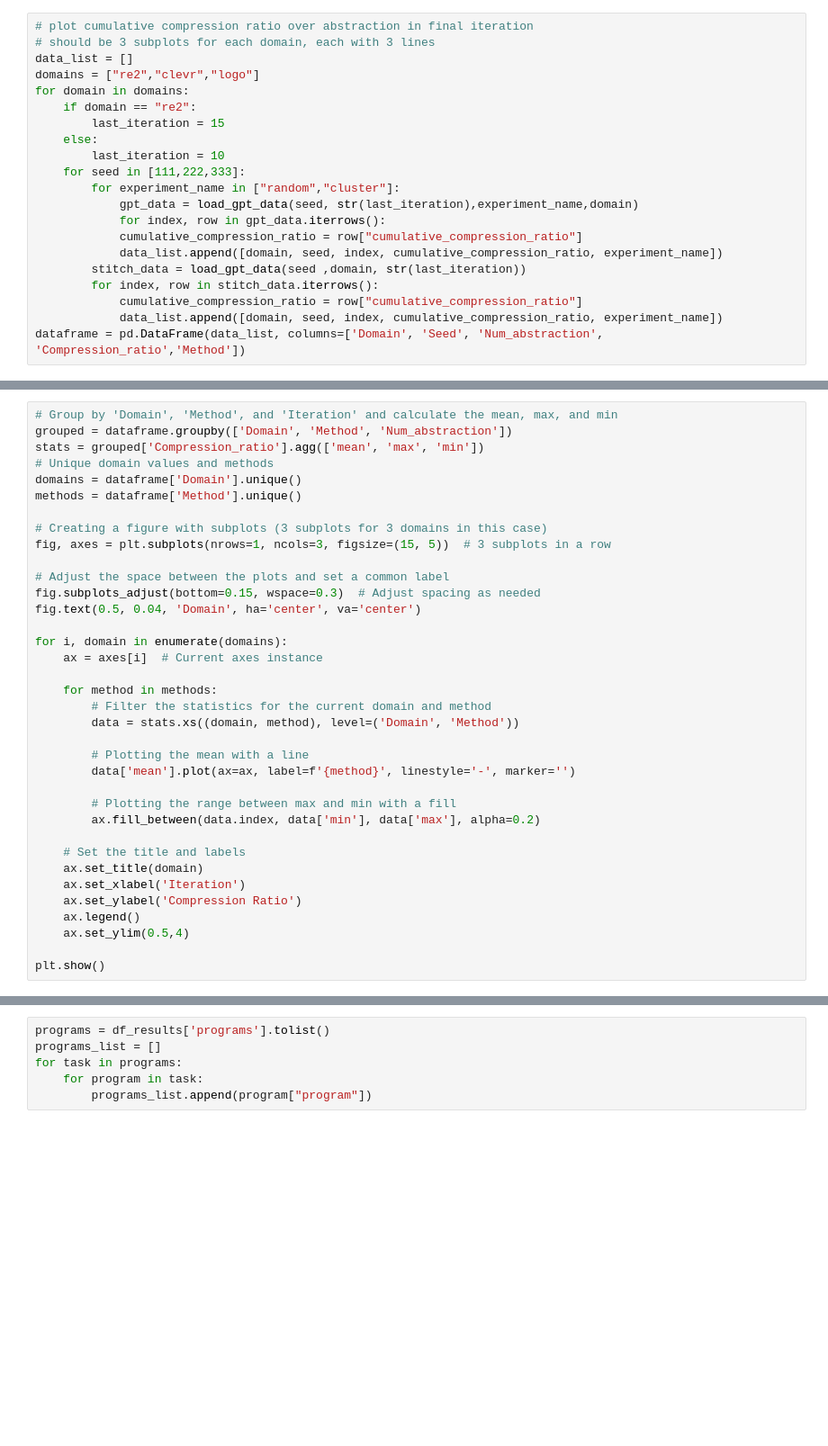
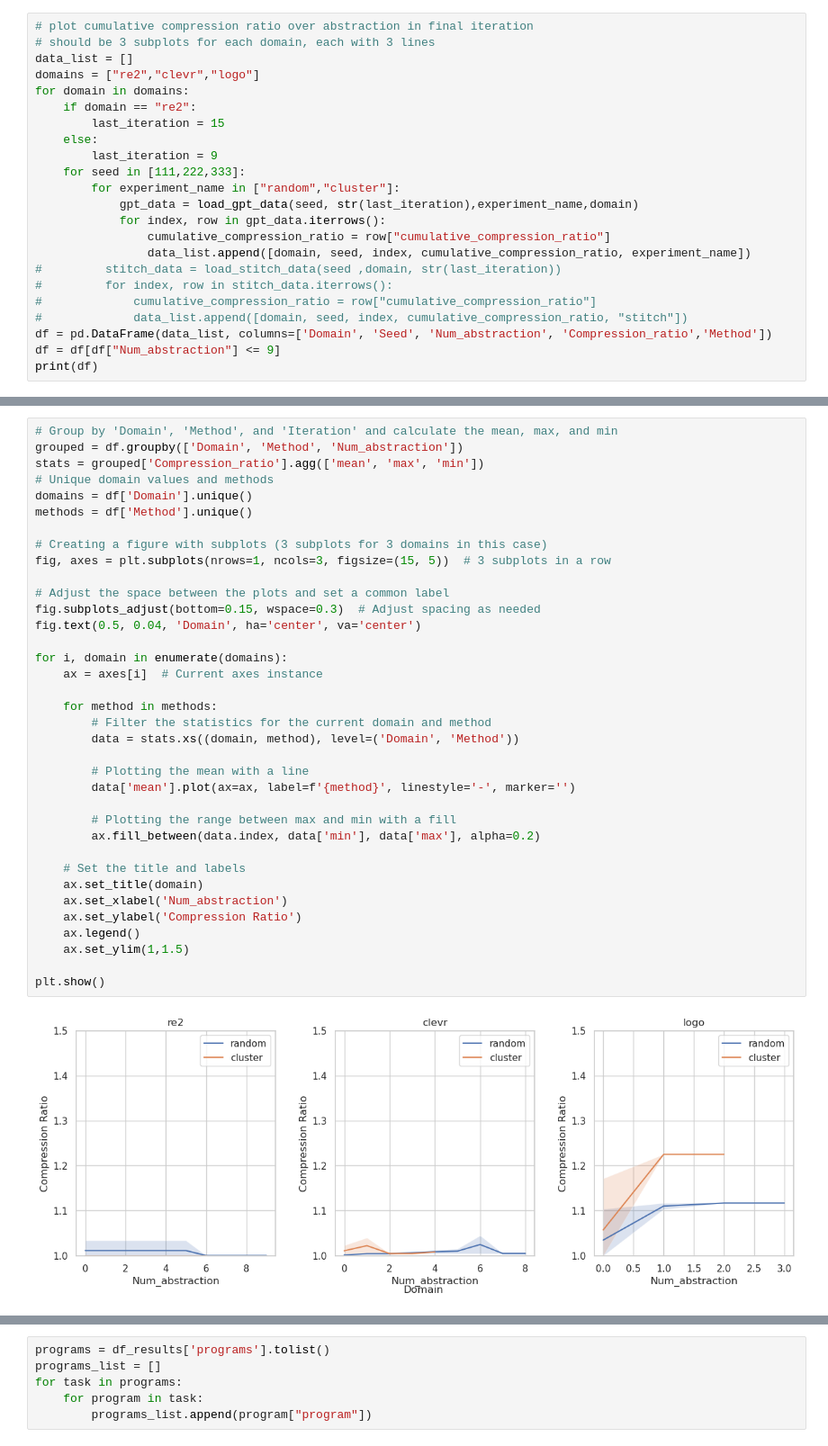
Before and after one commit to gabegrand/lilo, a Jupyter notebook: analysis/analyze_gpt_abstraction.ipynb, the cells around one changed output, grey strips where cells are left out. Shown at 90% size. Drawn from its saved outputs; the diff is of its cells as text; blank space fills up the shorter version.

```diff
--- a/analysis/analyze_gpt_abstraction.ipynb
+++ b/analysis/analyze_gpt_abstraction.ipynb
@@ -90,16 +155,18 @@ for domain in domains:
     if domain == "re2":
         last_iteration = 15
     else:
-        last_iteration = 10
+        last_iteration = 9
     for seed in [111,222,333]:
         for experiment_name in ["random","cluster"]:
             gpt_data = load_gpt_data(seed, str(last_iteration),experiment_name,domain)
             for index, row in gpt_data.iterrows():
-            cumulative_compression_ratio = row["cumulative_compression_ratio"]
-            data_list.append([domain, seed, index, cumulative_compression_ratio, experiment_name])
-        stitch_data = load_gpt_data(seed ,domain, str(last_iteration))
-        for index, row in stitch_data.iterrows():
-            cumulative_compression_ratio = row["cumulative_compression_ratio"]
-            data_list.append([domain, seed, index, cumulative_compression_ratio, experiment_name])
-dataframe = pd.DataFrame(data_list, columns=['Domain', 'Seed', 'Num_abstraction', 'Compression_ratio','Method'])
+                cumulative_compression_ratio = row["cumulative_compression_ratio"]
+                data_list.append([domain, seed, index, cumulative_compression_ratio, experiment_name])
+#         stitch_data = load_stitch_data(seed ,domain, str(last_iteration))
+#         for index, row in stitch_data.iterrows():
+#             cumulative_compression_ratio = row["cumulative_compression_ratio"]
+#             data_list.append([domain, seed, index, cumulative_compression_ratio, "stitch"])
+df = pd.DataFrame(data_list, columns=['Domain', 'Seed', 'Num_abstraction', 'Compression_ratio','Method'])
+df = df[df["Num_abstraction"] <= 9]
+print(df)
 # %% [output]
@@ -107,36 +189,38 @@ SyntaxError: invalid syntax (2108238935.py, line 10)
 # %%
 # Group by 'Domain', 'Method', and 'Iteration' and calculate the mean, max, and min
-grouped = dataframe.groupby(['Domain', 'Method', 'Num_abstraction'])
+grouped = df.groupby(['Domain', 'Method', 'Num_abstraction'])
 stats = grouped['Compression_ratio'].agg(['mean', 'max', 'min'])
 # Unique domain values and methods
-domains = dataframe['Domain'].unique()
-methods = dataframe['Method'].unique()
+domains = df['Domain'].unique()
+methods = df['Method'].unique()
 
 # Creating a figure with subplots (3 subplots for 3 domains in this case)
 fig, axes = plt.subplots(nrows=1, ncols=3, figsize=(15, 5))  # 3 subplots in a row
 
 # Adjust the space between the plots and set a common label
 fig.subplots_adjust(bottom=0.15, wspace=0.3)  # Adjust spacing as needed
 fig.text(0.5, 0.04, 'Domain', ha='center', va='center')
 
 for i, domain in enumerate(domains):
     ax = axes[i]  # Current axes instance
 
     for method in methods:
         # Filter the statistics for the current domain and method
         data = stats.xs((domain, method), level=('Domain', 'Method'))
 
         # Plotting the mean with a line
         data['mean'].plot(ax=ax, label=f'{method}', linestyle='-', marker='')
 
         # Plotting the range between max and min with a fill
         ax.fill_between(data.index, data['min'], data['max'], alpha=0.2)
 
     # Set the title and labels
     ax.set_title(domain)
-    ax.set_xlabel('Iteration')
+    ax.set_xlabel('Num_abstraction')
     ax.set_ylabel('Compression Ratio')
     ax.legend()
-    ax.set_ylim(0.5,4)
+    ax.set_ylim(1,1.5)
 
 plt.show()
+# %% [output]
+[figure, added]
```
Also changed, not shown: parts of 19 cells of this notebook, 1 other file.
